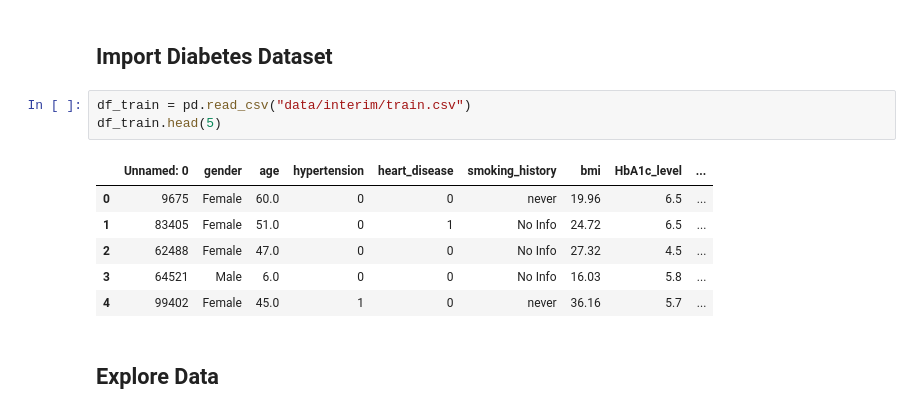
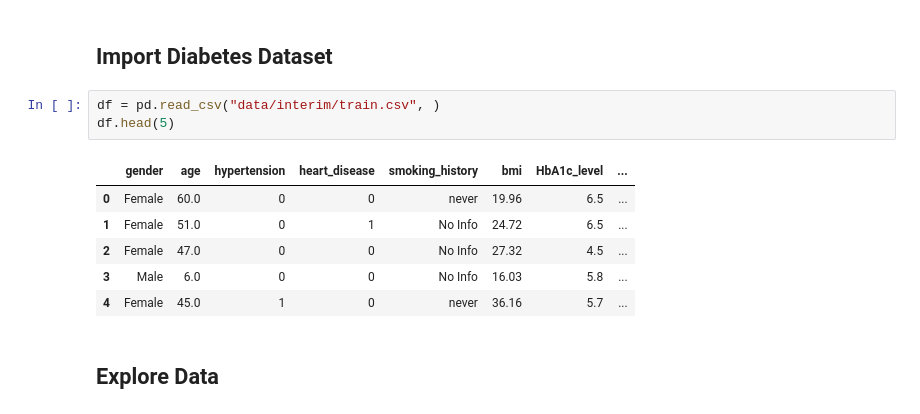
Before and after one commit to leslie-zi-pan/diabetes-prediction, a Jupyter notebook: notebooks/2.0-lp-exploratory-data-analysis.ipynb, the cells around one changed output. Saved outputs shown, nothing was run; the diff lists cells and outputs as text.

```diff
--- a/notebooks/2.0-lp-exploratory-data-analysis.ipynb
+++ b/notebooks/2.0-lp-exploratory-data-analysis.ipynb
@@ -20,15 +21,15 @@ import numpy as np
 # %% [markdown]
 ## Import Diabetes Dataset
 # %%
-df_train = pd.read_csv("data/interim/train.csv")
-df_train.head(5)
+df = pd.read_csv("data/interim/train.csv", )
+df.head(5)
 # %% [output]
-|  | Unnamed: 0 | gender | age | hypertension | heart_disease | smoking_history | bmi | HbA1c_level | ... |
-| 0 | 9675 | Female | 60.0 | 0 | 0 | never | 19.96 | 6.5 | ... |
-| 1 | 83405 | Female | 51.0 | 0 | 1 | No Info | 24.72 | 6.5 | ... |
-| 2 | 62488 | Female | 47.0 | 0 | 0 | No Info | 27.32 | 4.5 | ... |
-| 3 | 64521 | Male | 6.0 | 0 | 0 | No Info | 16.03 | 5.8 | ... |
-| 4 | 99402 | Female | 45.0 | 1 | 0 | never | 36.16 | 5.7 | ... |
+|  | gender | age | hypertension | heart_disease | smoking_history | bmi | HbA1c_level | ... |
+| 0 | Female | 60.0 | 0 | 0 | never | 19.96 | 6.5 | ... |
+| 1 | Female | 51.0 | 0 | 1 | No Info | 24.72 | 6.5 | ... |
+| 2 | Female | 47.0 | 0 | 0 | No Info | 27.32 | 4.5 | ... |
+| 3 | Male | 6.0 | 0 | 0 | No Info | 16.03 | 5.8 | ... |
+| 4 | Female | 45.0 | 1 | 0 | never | 36.16 | 5.7 | ... |
 # %% [markdown]
 ## Explore Data
 # %% [markdown]
```
Also changed, not shown: parts of 54 cells of this notebook, 3 other files.
